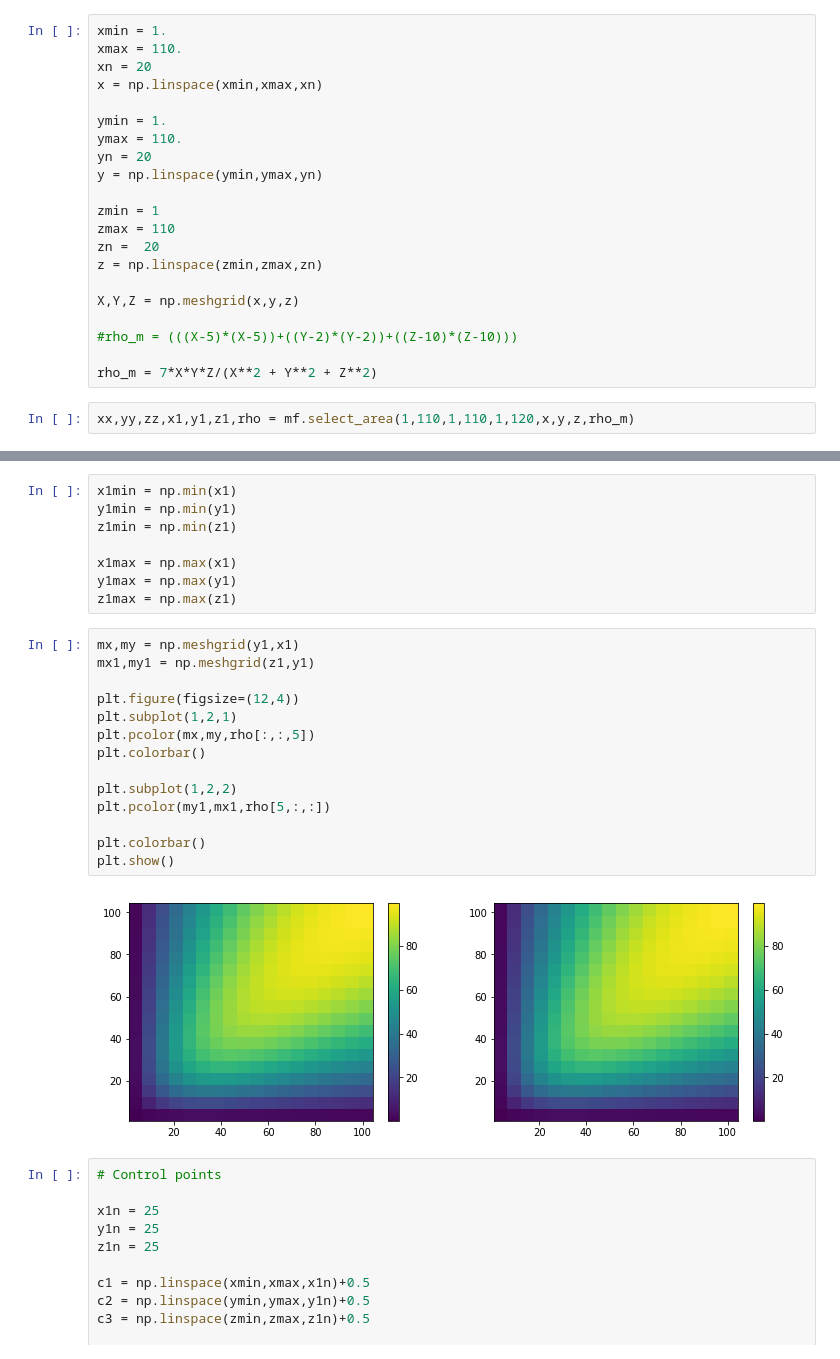
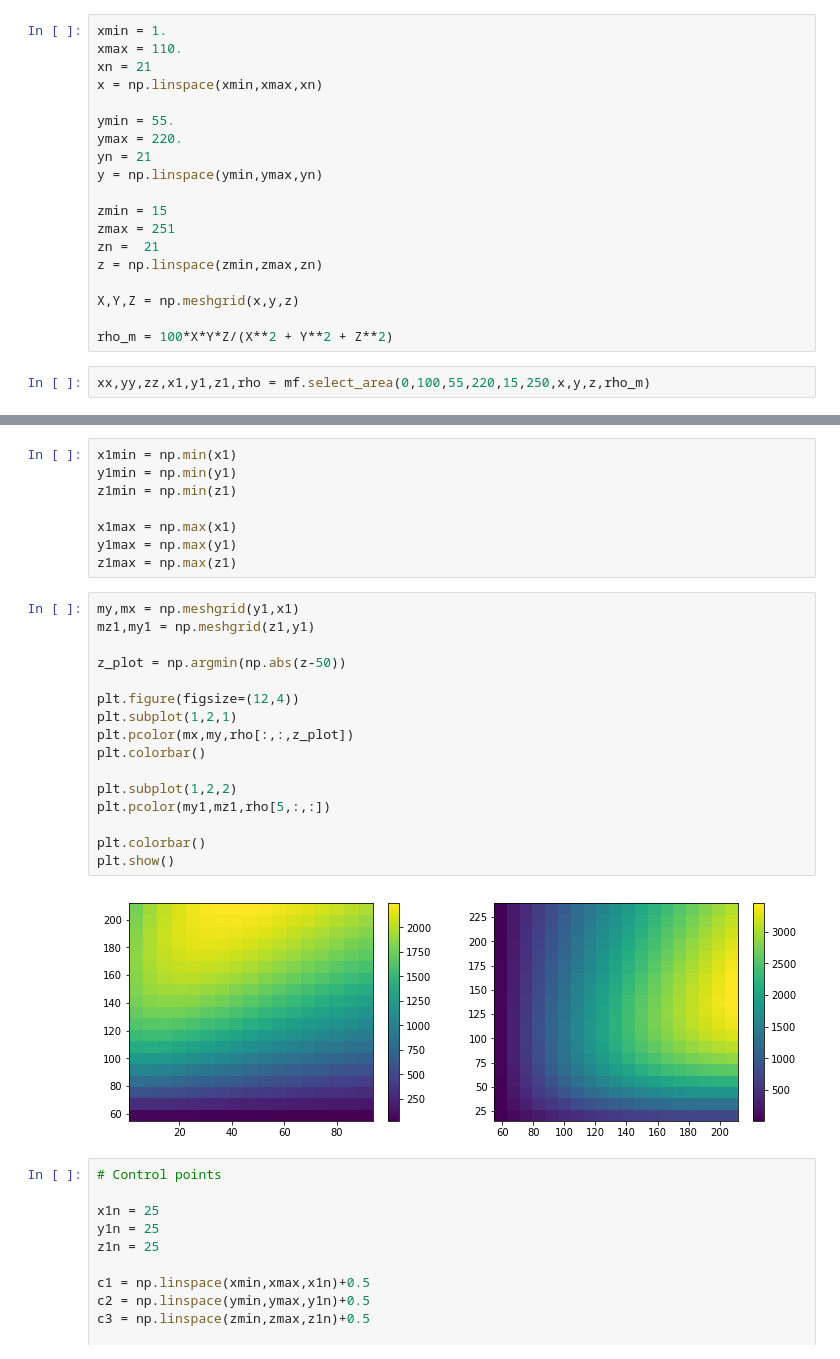
Before and after one commit to florasolon/interpolation_misc, a Jupyter notebook: Interpolation_function-subdeterminado.ipynb, the cells around one changed output, grey strips where cells are left out. Saved outputs shown, nothing was run; the diff lists cells and outputs as text.

```diff
--- a/Interpolation_function-subdeterminado.ipynb
+++ b/Interpolation_function-subdeterminado.ipynb
@@ -11,26 +11,24 @@ from scipy.ndimage import gaussian_filter
 # %%
 xmin = 1.
 xmax = 110.
-xn = 20
+xn = 21
 x = np.linspace(xmin,xmax,xn)
 
-ymin = 1.
-ymax = 110.
-yn = 20
+ymin = 55.
+ymax = 220.
+yn = 21
 y = np.linspace(ymin,ymax,yn)
 
-zmin = 1
-zmax = 110
-zn =  20
+zmin = 15
+zmax = 251
+zn =  21
 z = np.linspace(zmin,zmax,zn)
 
 X,Y,Z = np.meshgrid(x,y,z)
 
-#rho_m = (((X-5)*(X-5))+((Y-2)*(Y-2))+((Z-10)*(Z-10)))
-
-rho_m = 7*X*Y*Z/(X**2 + Y**2 + Z**2)
+rho_m = 100*X*Y*Z/(X**2 + Y**2 + Z**2)
 # %%
-xx,yy,zz,x1,y1,z1,rho = mf.select_area(1,110,1,110,1,120,x,y,z,rho_m)
+xx,yy,zz,x1,y1,z1,rho = mf.select_area(0,100,55,220,15,250,x,y,z,rho_m)
 # %%
 rho1 = np.ravel(rho)
 lx,ly,lz = rho.shape
@@ -46,21 +44,23 @@ x1max = np.max(x1)
 y1max = np.max(y1)
 z1max = np.max(z1)
 # %%
-mx,my = np.meshgrid(y1,x1)
-mx1,my1 = np.meshgrid(z1,y1)
+my,mx = np.meshgrid(y1,x1)
+mz1,my1 = np.meshgrid(z1,y1)
+
+z_plot = np.argmin(np.abs(z-50))
 
 plt.figure(figsize=(12,4))
 plt.subplot(1,2,1)
-plt.pcolor(mx,my,rho[:,:,5])
+plt.pcolor(mx,my,rho[:,:,z_plot])
 plt.colorbar()
 
 plt.subplot(1,2,2)
-plt.pcolor(my1,mx1,rho[5,:,:])
+plt.pcolor(my1,mz1,rho[5,:,:])
 
 plt.colorbar()
 plt.show()
 # %% [output]
-[figure, old version]
+[figure, new version]
 # %%
 # Control points
 
```
Also changed, not shown: parts of 12 cells of this notebook, 1 other file.
